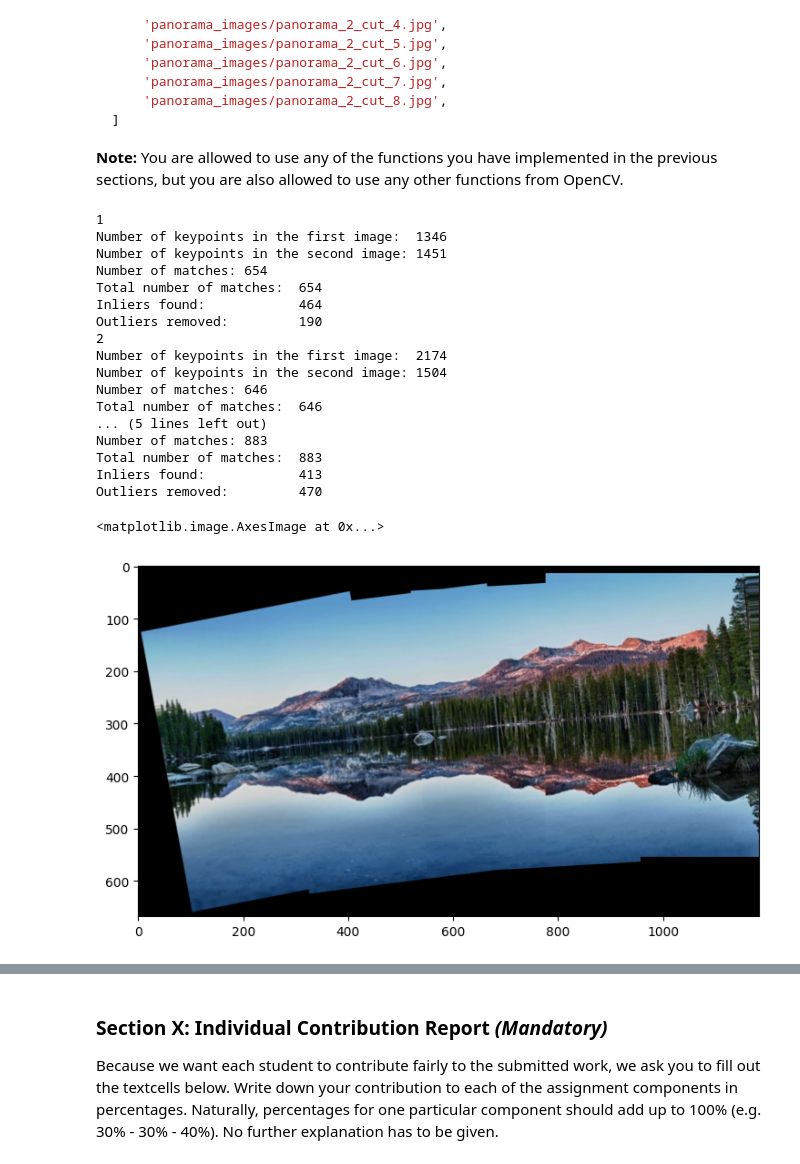
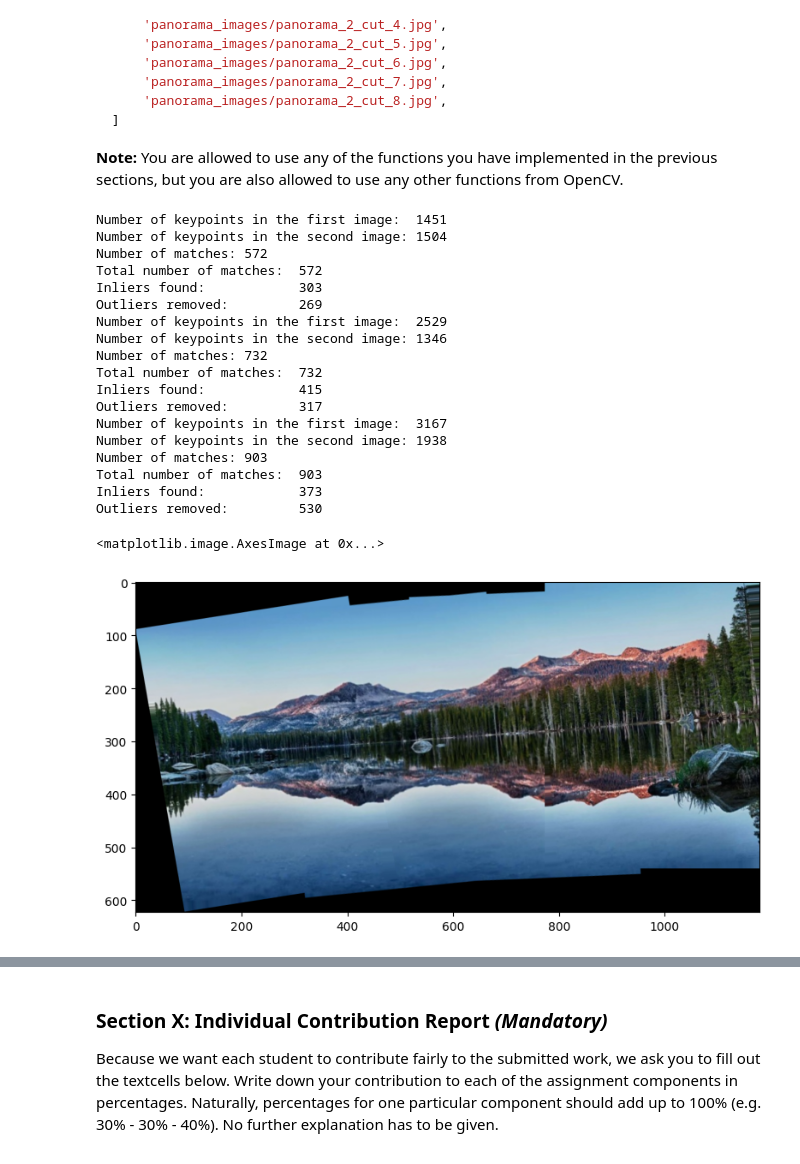
Before and after one commit to matthias-hagenauer/cv1_labs, a Jupyter notebook: cv1-lab-4/cv1-lab-4.ipynb, the cells around one changed output, grey strips where cells are left out. Cells and saved outputs as stored; diff of their text form; code cells hidden in the pictures.

```diff
--- a/cv1-lab-4/cv1-lab-4.ipynb
+++ b/cv1-lab-4/cv1-lab-4.ipynb
@@ -738,0 +737,20 @@ log(1−p)
+# %%
+def print_convergance(keypoints_image_1, keypoints_image_2, matches, n):
+    best_inliers_list = []
+    for iterations in range(1, n, 1):
+        print(f"Results for {iterations} iterations")
+        best_transformation_matrix,best_inliers = ransac_algorithm(keypoints_image_1, keypoints_image_2, matches, iterations, num_points, threshold)
+        best_inliers_list.append((iterations, best_inliers))
+
+    # Unzip the list into two separate lists for plotting
+    x_values, y_values = zip(*best_inliers_list)
+
+    # Create the plot
+    plt.figure(figsize=(10, 6))
+    plt.plot(x_values, y_values, marker='o', linestyle='-', color='b')
+    plt.title('Best Inliers over Iterations')
+    plt.xlabel('Threshold')
+    plt.ylabel('Number of Best Inliers')
+    plt.xticks(x_values)  # Set x-ticks to be the threshold values
+    plt.grid(True)
+    plt.show()
@@ -912,16 +1063,17 @@ image_paths = [
 
 **Note:** You are allowed to use any of the functions you have implemented in the previous sections, but you are also allowed to use any other functions from OpenCV.
 # %%
-def crop_image(stitched, mask):
-    # Find bounding box of the mask and crop the black borders
-    gray = cv2.cvtColor(stitched, cv2.COLOR_RGB2GRAY)
+def crop_image(stitched):
+    """Crop the stitched image to remove any black borders."""
+    gray = cv2.cvtColor(stitched, cv2.COLOR_BGR2GRAY)
     _, thresh = cv2.threshold(gray, 1, 255, cv2.THRESH_BINARY)
+    contours, _ = cv2.findContours(thresh, cv2.RETR_EXTERNAL, cv2.CHAIN_APPROX_SIMPLE)
 
-    # Find contours to locate the non-black area
-    contours, _ = cv2.findContours(thresh, cv2.RETR_EXTERNAL, cv2.CHAIN_APPROX_SIMPLE)
+    if len(contours) == 0:
+        print("No contours found; returning original image.")
+        return stitched
+
     x, y, w, h = cv2.boundingRect(contours[0])
-
-    # Crop the image using the bounding rectangle
     cropped = stitched[y:y+h, x:x+w]
     return cropped
 
@@ -950,43 +1102,46 @@ def automatic_panorama_stitching(images, use_mask=True):
         image_START, _ = stitch_images_together(image_START, image_X, best_transformation_matrix)
 
     # YOUR CODE HERE
+    if use_mask:
+        image_START = crop_image(image_START)
     stitched = image_START
 
     return stitched
 # %%
 # YOUR CODE HERE
 image_paths = [
-    'panorama_images/panorama_cut_1.jpg',
     'panorama_images/panorama_cut_2.jpg',
     'panorama_images/panorama_cut_3.jpg',
+    'panorama_images/panorama_cut_1.jpg',
     'panorama_images/panorama_cut_4.jpg',
 ]
 
-#image_paths = ['./images/genoa_beach_cut_2.jpg', './images/genoa_beach_cut_3.jpg']
+# image_paths = ['./images/genoa_beach_cut_2.jpg', './images/genoa_beach_cut_3.jpg']
 
-image = automatic_panorama_stitching(image_paths, False)
+image = automatic_panorama_stitching(image_paths, True)
 fig, axs = plt.subplots(1, figsize=(15, 5))
 axs.imshow(image)
 # %% [output]
-1
-Number of keypoints in the first image:  1346
-Number of keypoints in the second image: 1451
-Number of matches: 654
-Total number of matches:  654
-Inliers found:            464
-Outliers removed:         190
-2
-Number of keypoints in the first image:  2174
+Number of keypoints in the first image:  1451
 Number of keypoints in the second image: 1504
-Number of matches: 646
-Total number of matches:  646
-... (5 lines left out)
-Number of matches: 883
-Total number of matches:  883
-Inliers found:            413
-Outliers removed:         470
+Number of matches: 572
+Total number of matches:  572
+Inliers found:            303
+Outliers removed:         269
+Number of keypoints in the first image:  2529
+Number of keypoints in the second image: 1346
+Number of matches: 732
+Total number of matches:  732
+Inliers found:            415
+Outliers removed:         317
+Number of keypoints in the first image:  3167
+Number of keypoints in the second image: 1938
+Number of matches: 903
+Total number of matches:  903
+Inliers found:            373
+Outliers removed:         530
 <matplotlib.image.AxesImage at 0x...>
-[figure, old version]
+[figure, new version]
 # %%
 image_paths = [
     'panorama_images/panorama_2_cut_1.jpg',
```
Also changed, not shown: parts of 3 cells of this notebook.
